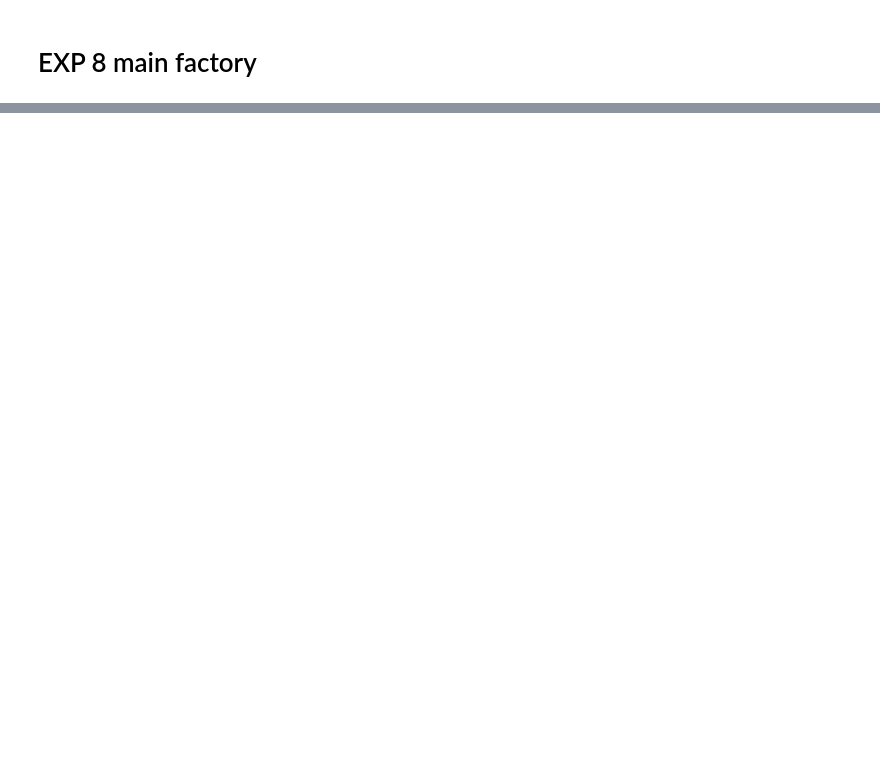
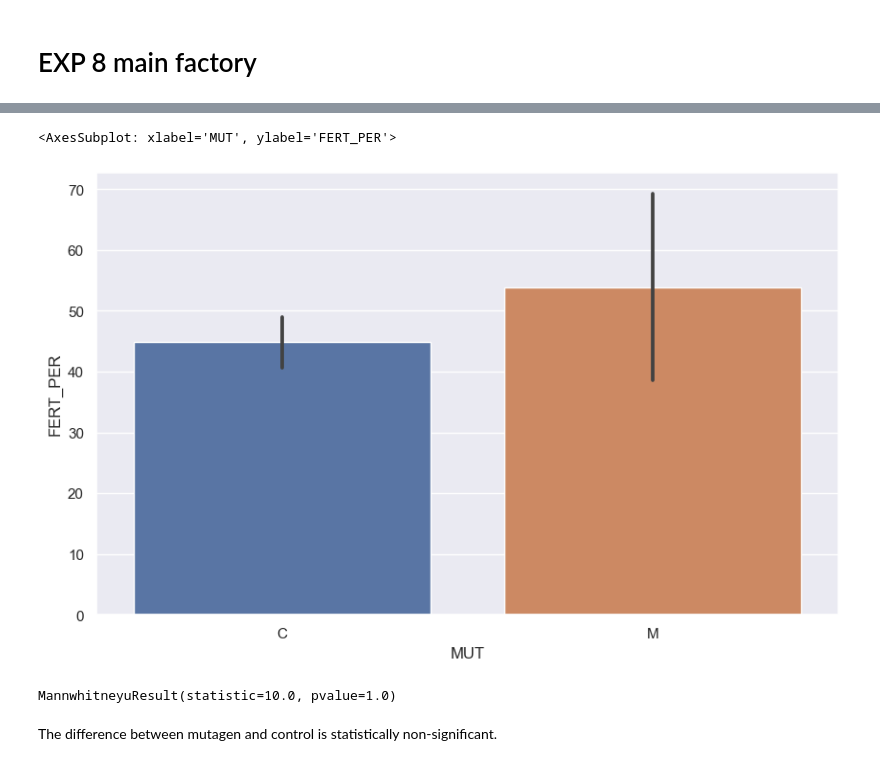
Before and after one commit to mitoclub/fish-strong-purifying-selection, a Jupyter notebook: notebooks/primary_stats.ipynb, the cells around one changed output, grey strips where cells are left out. Saved outputs shown, nothing was run; the diff lists cells and outputs as text; code cells hidden in the pictures; blank space fills up the shorter version.

Commit message:
Stats for exp8factory

```diff
--- a/notebooks/primary_stats.ipynb
+++ b/notebooks/primary_stats.ipynb
@@ -410,2 +409,4 @@ sns.barplot(exp5fac, x='CODE', y='SWIM_PER')
 # %% [markdown]
 # EXP 8 main factory
+# %%
+exp8fac = pd.read_csv('../data/FISH_TABLES/clear_EXP_8_main_factory.csv')
@@ -411,0 +446,14 @@ sns.barplot(exp5fac, x='CODE', y='SWIM_PER')
+# %%
+exp8fac.FERT_PER = exp8fac.FERT_PER.str.replace(',', '.')
+exp8fac.FERT_PER = pd.to_numeric(exp8fac.FERT_PER)
+# %%
+sns.barplot(exp8fac, x='MUT', y='FERT_PER')
+# %% [output]
+<AxesSubplot: xlabel='MUT', ylabel='FERT_PER'>
+[figure, added]
+# %%
+st.mannwhitneyu(exp8fac[exp8fac['MUT'] == 'C'].FERT_PER, exp8fac[exp8fac['MUT'] == 'M'].FERT_PER)
+# %% [output]
+MannwhitneyuResult(statistic=10.0, pvalue=1.0)
+# %% [markdown]
+The difference between mutagen and control is statistically non-significant.
```
Also changed, not shown: parts of 26 cells of this notebook.
